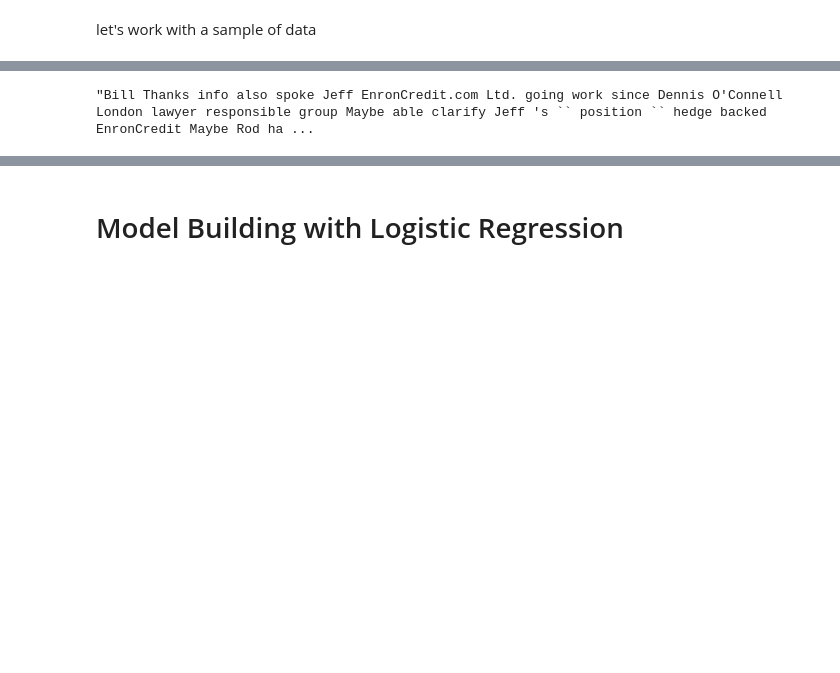
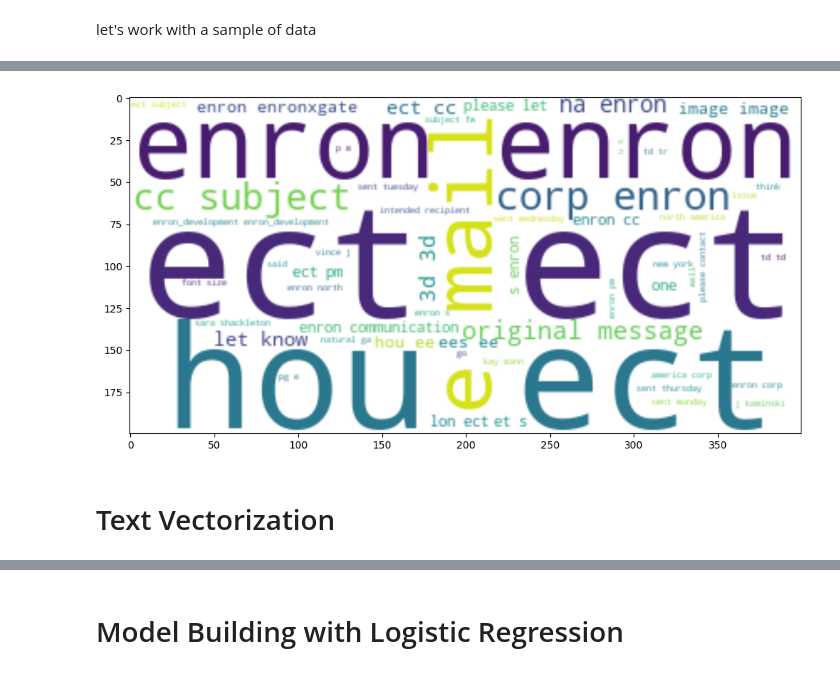
Before and after one commit to mehardeep88/Email_Classification_System, a Jupyter notebook: email_classfication.ipynb, the cells around one changed output, grey strips where cells are left out. Saved outputs shown, nothing was run; the diff lists cells and outputs as text; code cells hidden in the pictures; blank space fills up the shorter version.

```diff
--- a/email_classfication.ipynb
+++ b/email_classfication.ipynb
@@ -357,3 +342,0 @@ tokenize("WHat is up with you ?")
-# %%
-sample_df["Cleaned_text"] = sample_df["Body"].apply(lambda s: tokenize(s))
-#sample_df["Body"][427616]
@@ -360,3 +345,32 @@ sample_df["Cleaned_text"] = sample_df["Body"].apply(lambda s: tokenize(s))
+# %%
+#clean the data
+
+stop = set(stopwords.words('english'))
+lemmatizer = WordNetLemmatizer()
+
+def clean_text(text):
+    # lowercase
+    text = text.lower()
+
+    # tokenization
+    words = word_tokenize(text)
+
+    # Remove stopwords and punctuation
+    cleaned_words = [word for word in words if word not in stop and word not in string.punctuation]
+
+    # Remove numbers
+    cleaned_words = [word for word in cleaned_words if not re.match(r'\d+', word)]
+
+    # Lemmatization
+    lemmatized_words = [lemmatizer.lemmatize(word) for word in cleaned_words]
+
+    # Join words back into a single string
+    cleaned_text = " ".join(lemmatized_words)
+
+    return cleaned_text
+
+# Apply the function to the DataFrame
+sample_df["Cleaned_text"] = sample_df["Body"].apply(clean_text)
 # %%
 sample_df.head()
 # %% [output]
@@ -378,8 +383,12 @@ def lemmatize_text(text):
-# %%
-sample_df["Cleaned_text"] = sample_df["Cleaned_text"].apply(lambda s: lemmatize_text(s))
-# %%
-sample_df["Cleaned_text"] = sample_df["Cleaned_text"].apply(lambda s: lemmatize_text(s))
-# %%
-sample_df["Cleaned_text"][427616]
-# %% [output]
-"Bill Thanks info also spoke Jeff EnronCredit.com Ltd. going work since Dennis O'Connell London lawyer responsible group Maybe able clarify Jeff 's `` position `` hedge backed EnronCredit Maybe Rod ha ...
+# %%
+most_freq = " ".join(i for i in sample_df["Cleaned_text"])
+stopwords = set(STOPWORDS)
+wordcloud = WordCloud(stopwords=stopwords, background_color="white").generate(most_freq)
+plt.figure(figsize=(20,6))
+plt.imshow(wordcloud, interpolation='bilinear')
+
+plt.show()
+# %% [output]
+[figure, added]
+# %% [markdown]
+# Text Vectorization
```
Also changed, not shown: parts of 127 cells of this notebook.
